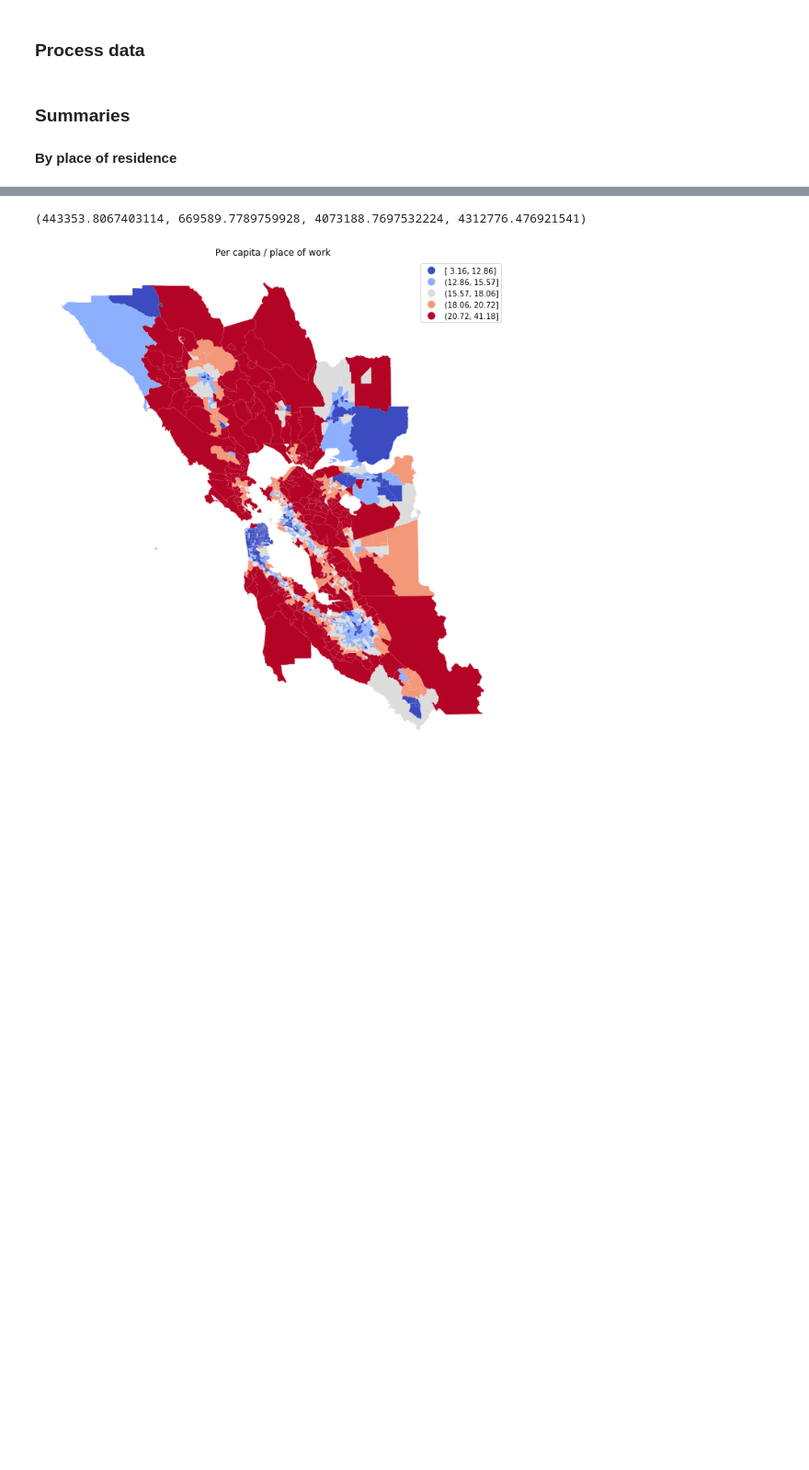
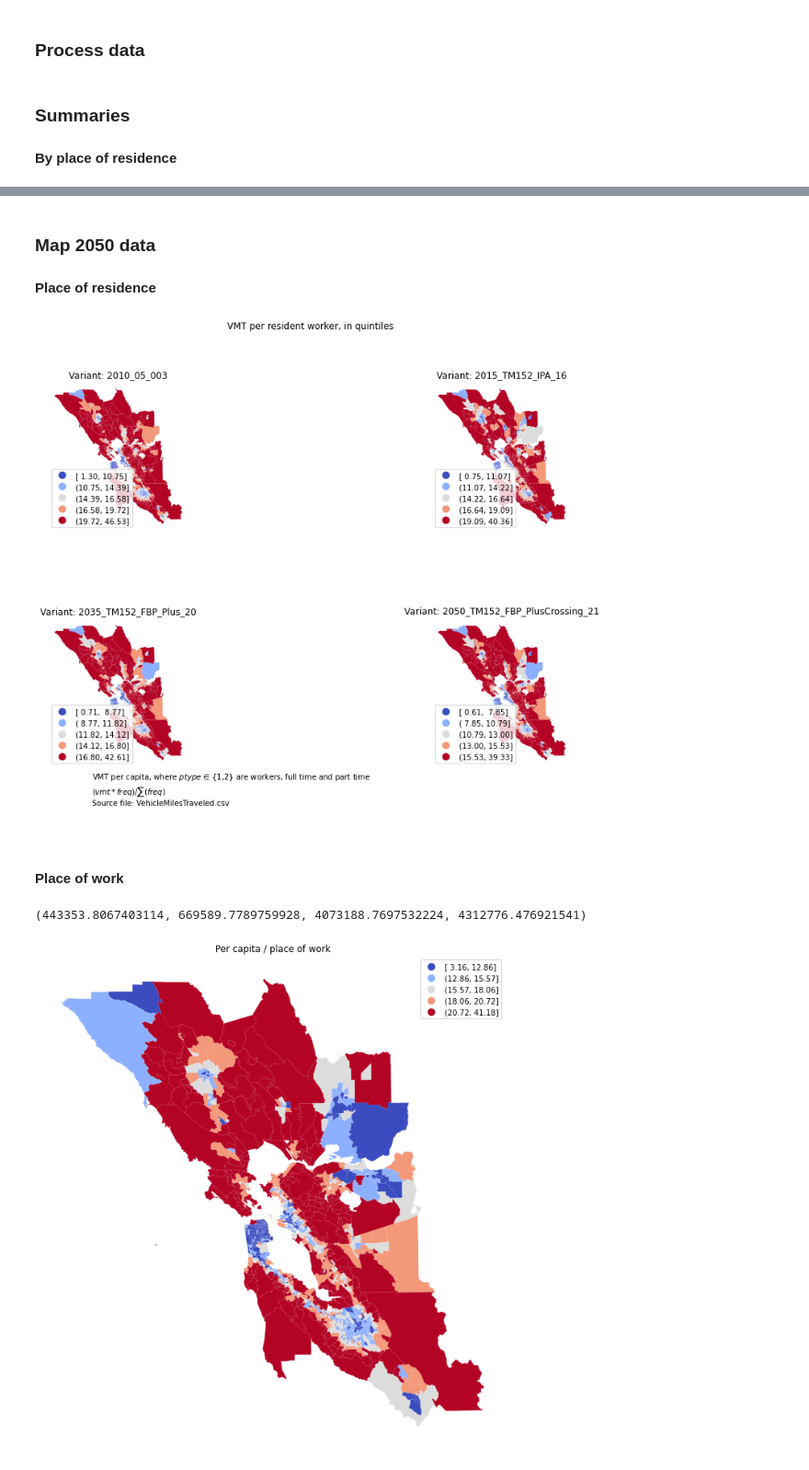
Before and after one commit to BayAreaMetro/regional-housing-needs-assessment, a Jupyter notebook: HCD_Data/PBA2050 VMT summary.ipynb, the cells around one changed output, grey strips where cells are left out. Shown at 92% size. Cells and saved outputs as stored; diff of their text form; code cells hidden in the pictures; blank space fills up the shorter version.

```diff
--- a/HCD_Data/PBA2050 VMT summary.ipynb
+++ b/HCD_Data/PBA2050 VMT summary.ipynb
@@ -104,3 +134,6 @@ tm_files_2010 = glob.glob1(tm_files_2010_path, '*')
+# %%
+tm_files_2015_path = '/Users/aolsen/Box/RHNA/HCD Review/TM_DATA/2015_TM152_IPA_16'
+tm_files_2015 = glob.glob1(tm_files_2015_path, '*')
 # %% [markdown]
 ### Load TM data
 # %%
@@ -212,20 +257,0 @@ pd.concat([vmt_taz_por[vmt_taz_por.year=='2010'].set_index(['county_name','taz']
-# %%
-subtitle = '$(vmt*freq)/\sum(freq)$'
-
-fig, ax = plt.subplots(ncols=3, figsize=[13, 7])
-
-for i, dta in enumerate(vmt_taz_por.groupby(['year', 'scenario'])):
-    print(nme)
-    dta[1].plot(
-        column='value', edgecolor='none', legend=True, legend_kwds={'loc': 'lower left'},
-        cmap=cm.coolwarm, scheme='quantiles', ax=ax[i])
-
-    ## title and axis
-    ax[i].set_title('{yr} \nSource: VehicleMilesTraveled ({path})\nUsing {expr}'.format(
-        expr=subtitle, yr=dta[0][0], path=vmt_taz_por[vmt_taz_por.year == dta[0][0]].scenario.iloc[0]))
-
-    ax[i].axis('off')
-
-plt.suptitle('VMT per resident worker, in quintiles')
-plt.annotate(text='VMT per capita, where $ptype$ ∈ {1,2} are workers, full time and part time', xy=(
-    0.1, 0.05), xycoords='figure fraction')
@@ -242 +307,30 @@ Text(0.1, 0.05, 'VMT per capita, where $ptype$ ∈ {1,2} are workers, full time
+# %% [markdown]
+### Map 2050 data
+
+#### Place of residence
+# %%
+subtitle = '$(vmt*freq)/\sum(freq)$'
+
+fig, ax = plt.subplots(ncols=2,nrows=2, figsize=[10, 10])
+
+ax=ax.ravel()
+for i, dta in enumerate(vmt_taz_por.groupby(['year', 'scenario'])):
+    dta[1].plot(
+        column='value', edgecolor='none', legend=True, legend_kwds={'loc': 'lower left'},
+        cmap=cm.coolwarm, scheme='quantiles', ax=ax[i])
+
+    ## title and axis
+    ax[i].set_title('Variant: {path}'.format(
+        path=vmt_taz_por[vmt_taz_por.year == dta[0][0]].scenario.iloc[0]))
+
+    ax[i].axis('off')
+
+plt.suptitle('VMT per resident worker, in quintiles')
+plt.annotate(text='VMT per capita, where $ptype$ ∈ {1,2} are workers, full time and part time\n%s\nSource file: VehicleMilesTraveled.csv'%subtitle, xy=(
+    0.1, 0.05), xycoords='figure fraction')
+plt.tight_layout()
+# %% [output]
+[figure, added]
+# %% [markdown]
+#### Place of work
 # %%
```
Also changed, not shown: parts of 64 cells of this notebook, 1 other file.
